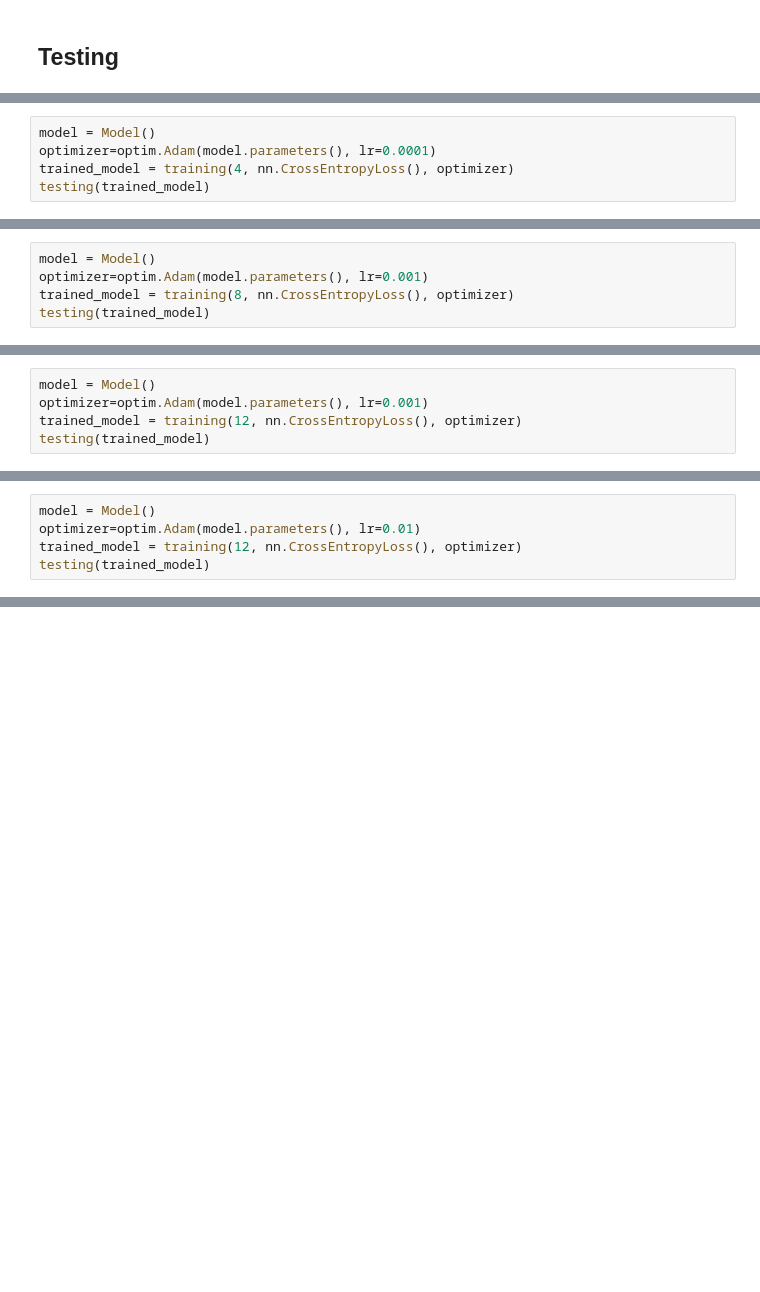
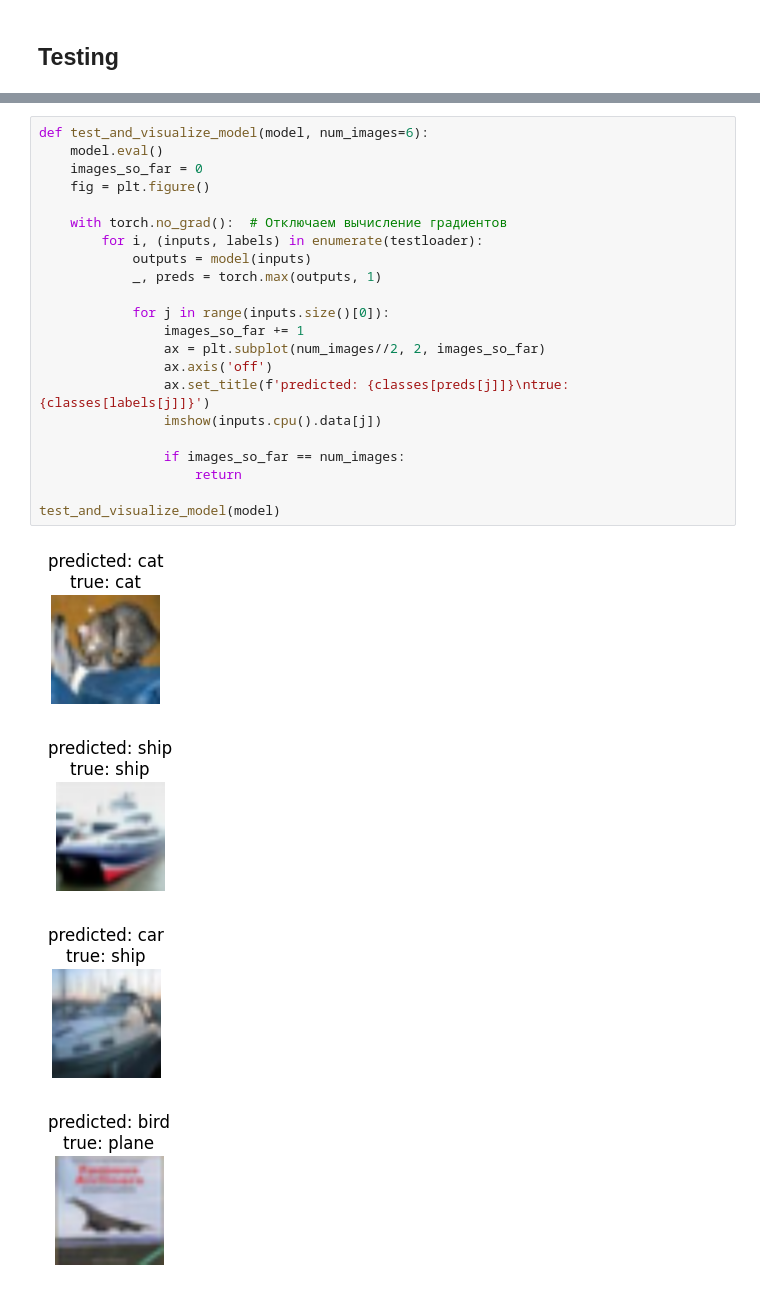
Before and after one commit to itmo-ml-lab-ML-course/images-Gulyamova, a Jupyter notebook: labimageclassification.ipynb, the cells around one changed output, grey strips where cells are left out. Cells and saved outputs as stored; diff of their text form; blank space fills up the shorter version.

```diff
--- a/labimageclassification.ipynb
+++ b/labimageclassification.ipynb
@@ -140,5 +139,0 @@ def testing(model):
-# %%
-model = Model()
-optimizer=optim.Adam(model.parameters(), lr=0.0001)
-trained_model = training(4, nn.CrossEntropyLoss(), optimizer)
-testing(trained_model)
@@ -178,5 +139,0 @@ Accuracy for the class: truck is 65.5 %
-# %%
-model = Model()
-optimizer=optim.Adam(model.parameters(), lr=0.001)
-trained_model = training(8, nn.CrossEntropyLoss(), optimizer)
-testing(trained_model)
@@ -214,5 +139,0 @@ Accuracy for the class: truck is 76.4 %
-# %%
-model = Model()
-optimizer=optim.Adam(model.parameters(), lr=0.001)
-trained_model = training(12, nn.CrossEntropyLoss(), optimizer)
-testing(trained_model)
@@ -250,5 +139,0 @@ Accuracy for the class: truck is 59.3 %
-# %%
-model = Model()
-optimizer=optim.Adam(model.parameters(), lr=0.01)
-trained_model = training(12, nn.CrossEntropyLoss(), optimizer)
-testing(trained_model)
@@ -285,0 +140,27 @@ Accuracy for the class: truck is 0.0 %
+# %%
+def test_and_visualize_model(model, num_images=6):
+    model.eval()
+    images_so_far = 0
+    fig = plt.figure()
+
+    with torch.no_grad():  # Отключаем вычисление градиентов
+        for i, (inputs, labels) in enumerate(testloader):
+            outputs = model(inputs)
+            _, preds = torch.max(outputs, 1)
+
+            for j in range(inputs.size()[0]):
+                images_so_far += 1
+                ax = plt.subplot(num_images//2, 2, images_so_far)
+                ax.axis('off')
+                ax.set_title(f'predicted: {classes[preds[j]]}\ntrue: {classes[labels[j]]}')
+                imshow(inputs.cpu().data[j])
+
+                if images_so_far == num_images:
+                    return
+
+test_and_visualize_model(model)
+# %% [output]
+[figure, added]
+[figure, added]
+[figure, added]
+[figure, added]
```
Also changed, not shown: parts of 21 cells of this notebook.
